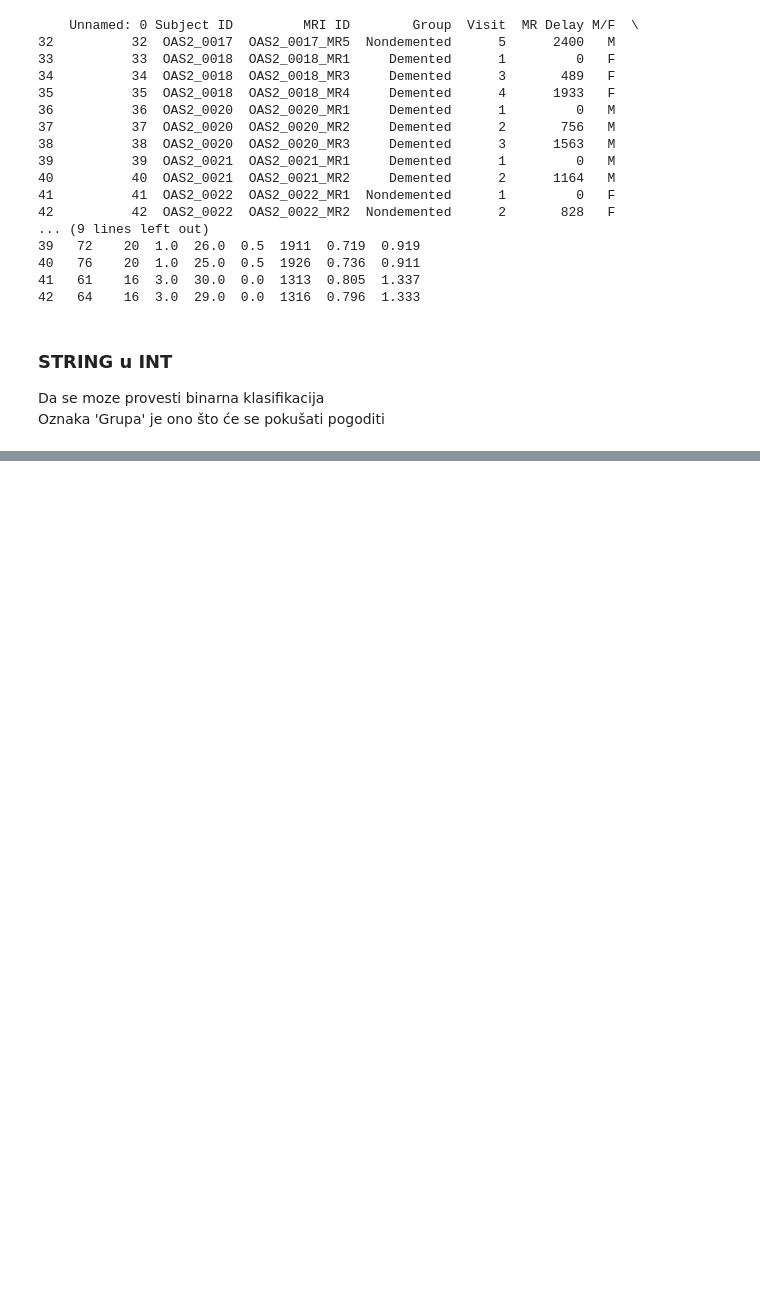
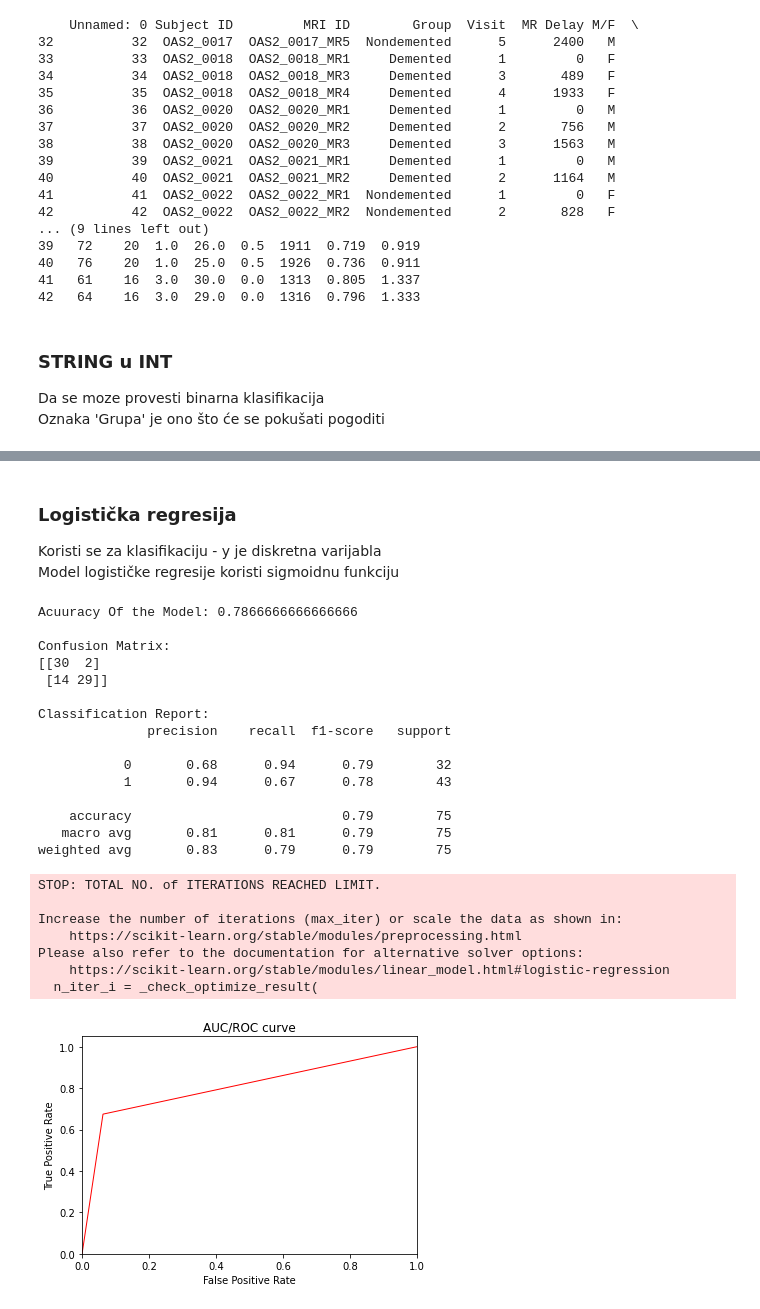
Before and after one commit to KlaraKrmpotic/UZOP_projekt, a Jupyter notebook: bilj_lab2.ipynb, the cells around one changed output, grey strips where cells are left out. Cells and saved outputs as stored; diff of their text form; code cells hidden in the pictures; blank space fills up the shorter version.

```diff
--- a/bilj_lab2.ipynb
+++ b/bilj_lab2.ipynb
@@ -88,0 +215,42 @@ ax=ax, annot = True, annot_kws = { 'fontsize' : 12 })
+# %% [markdown]
+### Logistička regresija
+
+Koristi se za klasifikaciju - y je diskretna varijabla
+Model logističke regresije koristi sigmoidnu funkciju
+# %%
+from sklearn import linear_model
+
+model_features1 = ['M/F', 'Age', 'EDUC', 'SES', 'MMSE', 'eTIV', 'nWBV', 'ASF']
+model_prediction_class1 = ['CDR']
+X1 = dataset[model_features1].values
+y1 = dataset[model_prediction_class1].values
+X_train1, X_test1, y_train1, y_test1 = train_test_split(X1, y1, test_size=0.20, random_state=44)
+
+logRegModel = linear_model.LogisticRegression()
+logRegModel.fit(X_train, y_train.ravel())
+performance_report(logRegModel)
+plot_roc_curve(logRegModel)
+# %% [output]
+Acuuracy Of the Model: 0.7866666666666666
+
+Confusion Matrix:
+[[30  2]
+ [14 29]]
+
+Classification Report:
+              precision    recall  f1-score   support
+
+           0       0.68      0.94      0.79        32
+           1       0.94      0.67      0.78        43
+
+    accuracy                           0.79        75
+   macro avg       0.81      0.81      0.79        75
+weighted avg       0.83      0.79      0.79        75
+STOP: TOTAL NO. of ITERATIONS REACHED LIMIT.
+
+Increase the number of iterations (max_iter) or scale the data as shown in:
+    https://scikit-learn.org/stable/modules/preprocessing.html
+Please also refer to the documentation for alternative solver options:
+    https://scikit-learn.org/stable/modules/linear_model.html#logistic-regression
+  n_iter_i = _check_optimize_result(
+[figure, added]
```
Also changed, not shown: parts of 16 cells of this notebook.
